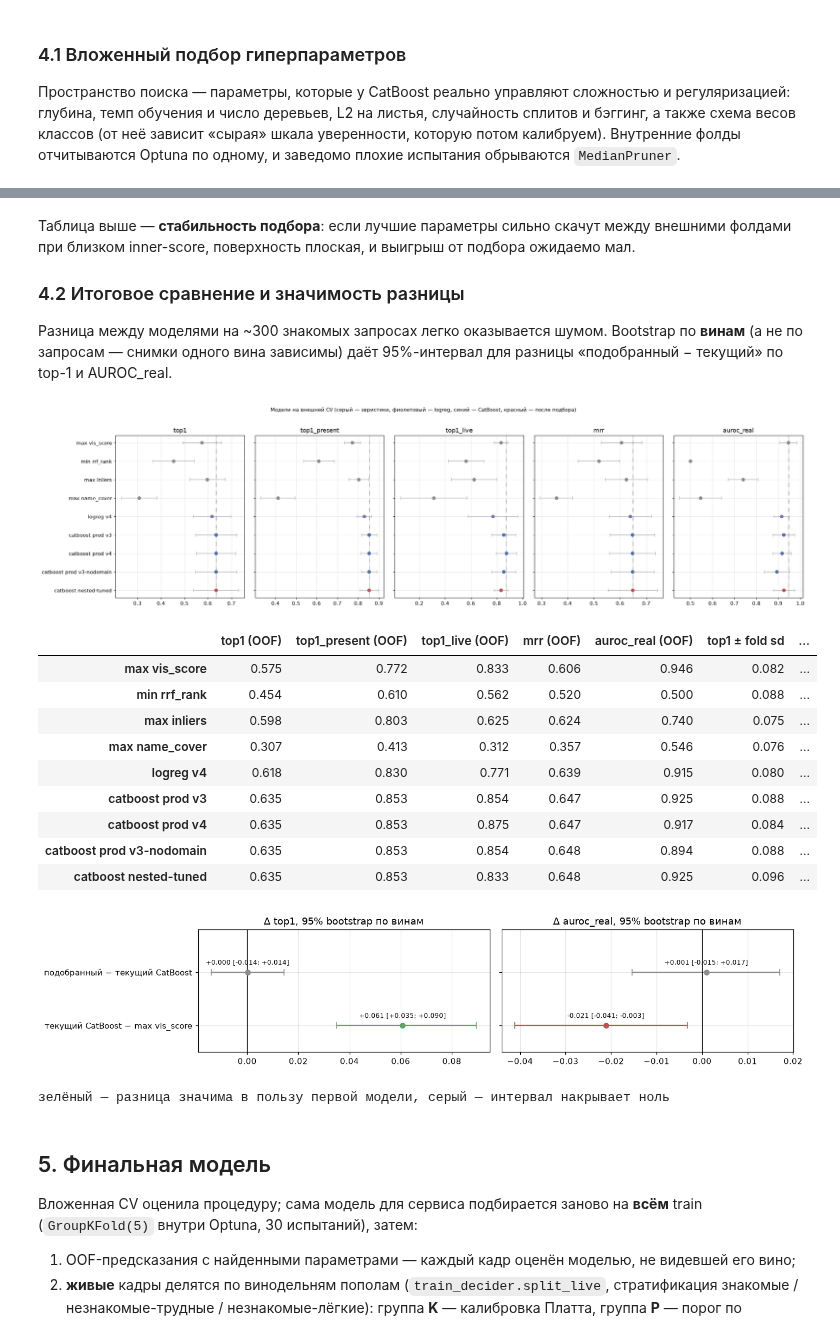
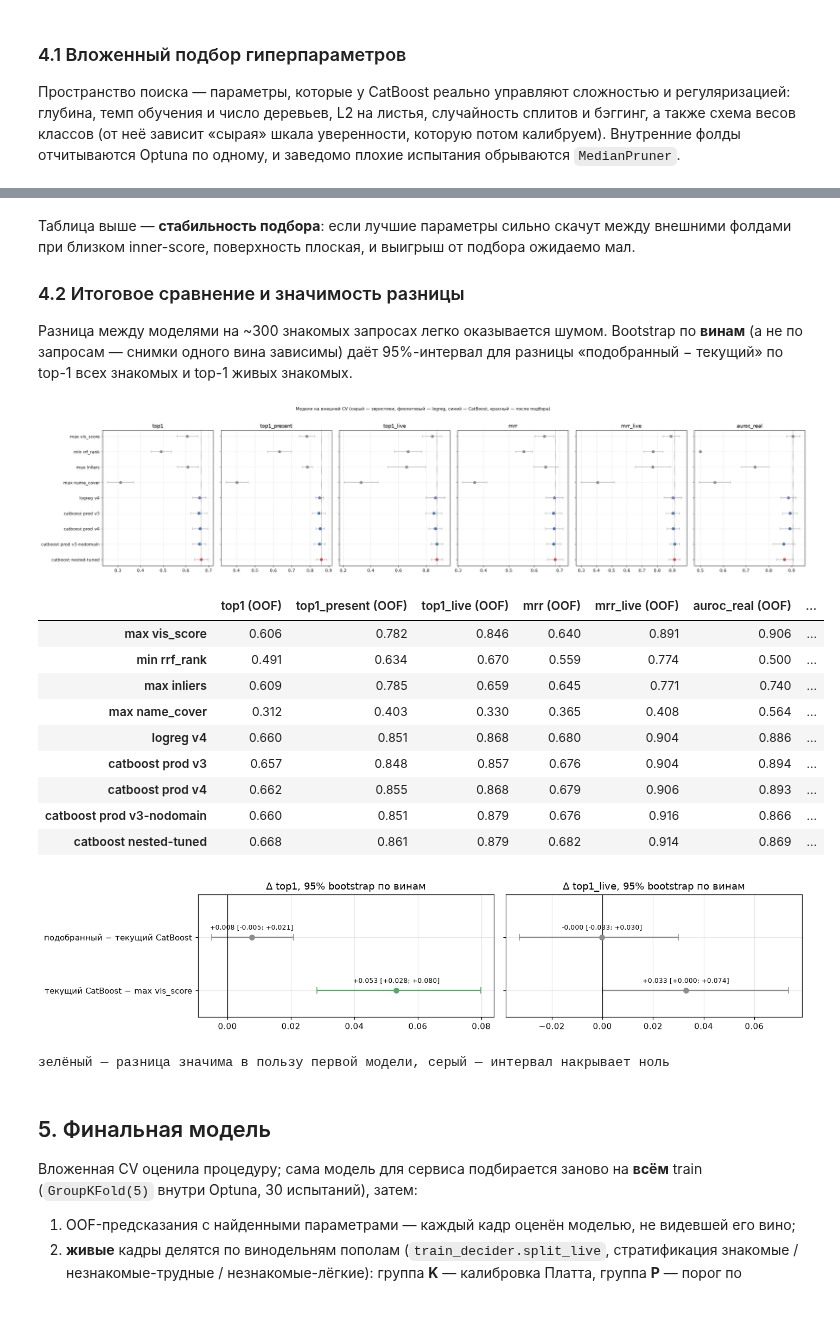
Before and after one commit to Izymka/rshb_my_wine_app, a Jupyter notebook: notebooks/06_decider_eda_and_training.ipynb, the cells around one changed output, grey strips where cells are left out. Cells and saved outputs as stored; diff of their text form; code cells hidden in the pictures.

```diff
--- a/notebooks/06_decider_eda_and_training.ipynb
+++ b/notebooks/06_decider_eda_and_training.ipynb
@@ -97,6 +103,16 @@ holdout = [q for q in by_query if is_holdout(q)]
 for q in holdout: del by_query[q]
 assert not any(is_holdout(q) for q in by_query)
 print('исключено holdout-запросов:', len(holdout))
+
+# Живые кадры в train могут быть другими фотографиями вина, которое есть в тесте (Chateau
+# Tamagne в data/own). Тест меряет живые кадры вин, поэтому такие кадры в обучении завышают
+# его результат. Синтетика из каталожных картинок остаётся: каталог — разрешённый материал.
+test_manifest = pd.read_csv('data/test/manifest.csv', dtype=str, keep_default_na=False)
+test_wines = set(test_manifest.true_slug) - {''}
+same_wine = [q for q, rows in by_query.items()
+             if rows[0].true_id in test_wines and rows[0].group.startswith('live-')]
+for q in same_wine: del by_query[q]
+print('исключено живых кадров вин из теста:', len(same_wine))
 
 catalog = pd.read_csv('data/catalog/catalog.csv')
 TD.FAMILIES.update(dict(zip(catalog['slug'], catalog['winery'], strict=True)))
@@ -455,7 +467,9 @@ def query_metrics(score_of, qs):
              if known.any() and (~known).any() else np.nan)
     return {'top1': correct[known].mean(), 'top1_present': correct[known & present].mean(),
             'top1_live': correct[known & live].mean() if (known & live).any() else np.nan,
-            'mrr': rr[known].mean(), 'auroc_real': auroc,
+            'mrr': rr[known].mean(),
+            'mrr_live': rr[known & live].mean() if (known & live).any() else np.nan,
+            'auroc_real': auroc,
             'top_score': top_score, 'correct': correct, 'rr': rr, 'known': known}
 
 heuristics = {
@@ -464,7 +478,7 @@ heuristics = {
     'max inliers': lambda q: FULL[q][:, COL['inliers']] + 1e-3 * FULL[q][:, COL['vis_score']],
     'max name_cover': lambda q: FULL[q][:, COL['name_cover']] + 1e-3 * FULL[q][:, COL['vis_score']],
 }
-METRICS = ('top1', 'top1_present', 'top1_live', 'mrr', 'auroc_real')
+METRICS = ('top1', 'top1_present', 'top1_live', 'mrr', 'mrr_live', 'auroc_real')
 baseline_table = pd.DataFrame({name: {k: v for k, v in query_metrics(f, queries).items()
                                       if k in METRICS}
                                for name, f in heuristics.items()}).T
@@ -575,7 +589,7 @@ def pooled_metrics(oof):
     present = Q.true_present.to_numpy(); live = Q.group.str.startswith('live-').to_numpy()
     return {'top1': correct[known].mean(), 'top1_present': correct[known & present].mean(),
             'top1_live': correct[known & live].mean(),
-            'mrr': rr[known].mean(),
+            'mrr': rr[known].mean(), 'mrr_live': rr[known & live].mean(),
             'auroc_real': roc_auc_score(np.r_[np.ones(known.sum()), np.zeros((~known).sum())],
                                         np.r_[top[known], top[~known]])}
 
@@ -645,7 +659,7 @@ plot_comparison(RESULTS)
 # %%
 def objective_value(name):
     m = pooled_metrics(OOF[name])
-    return 0.5 * m['mrr'] + 0.5 * m['auroc_real']
+    return 0.5 * m['mrr'] + 0.5 * m['mrr_live']
 
 best_fs = max(FEATURE_SETS, key=lambda fs: objective_value(f'catboost prod {fs}'))
 COLS = FEATURE_SETS[best_fs]
@@ -671,7 +685,7 @@ def objective_on(train_q, cols):
         for step, (tr, va) in enumerate(inner):
             model = fit_catboost(params, [train_q[j] for j in tr], cols)
             m = query_metrics(model_scorer(model, cols), [train_q[j] for j in va])
-            values.append(0.5 * m['mrr'] + 0.5 * m['auroc_real'])
+            values.append(0.5 * m['mrr'] + 0.5 * np.nan_to_num(m['mrr_live'], nan=m['mrr']))
             trial.report(float(np.mean(values)), step)
             if trial.should_prune(): raise optuna.TrialPruned()
         return float(np.mean(values))
@@ -725,7 +739,7 @@ fold 4: inner 0.803 -> outer top1 0.529 auroc 0.955  (1162 s)
 
 Разница между моделями на ~300 знакомых запросах легко оказывается шумом. Bootstrap по
 **винам** (а не по запросам — снимки одного вина зависимы) даёт 95%-интервал для разницы
-«подобранный − текущий» по top-1 и AUROC_real.
+«подобранный − текущий» по top-1 всех знакомых и top-1 живых знакомых.
 # %%
 plot_comparison(RESULTS)
 
@@ -733,23 +747,17 @@ def bootstrap_diff(a, b, n=2000):
     rng = np.random.default_rng(SEED)
     wines = Q.wine.to_numpy(); unique = np.unique(wines)
     index = {w: np.flatnonzero(wines == w) for w in unique}
-    top = {k: np.array([OOF[k][q][0] for q in queries]) for k in (a, b)}
     cor = {k: np.array([OOF[k][q][1] for q in queries]) for k in (a, b)}
-    known = Q.known.to_numpy(); diffs = []
+    known = Q.known.to_numpy(); live = Q.group.str.startswith('live-').to_numpy(); diffs = []
     for _ in range(n):
         rows = np.concatenate([index[w] for w in rng.choice(unique, len(unique))])
-        kn = known[rows]
-        if kn.all() or not kn.any(): continue
-        d = []
-        for k in (a, b):
-            t = top[k][rows]
-            d.append((cor[k][rows][kn].mean(),
-                      roc_auc_score(np.r_[np.ones(kn.sum()), np.zeros((~kn).sum())],
-                                    np.r_[t[kn], t[~kn]])))
-        diffs.append(np.subtract(d[0], d[1]))
+        kn, kl = known[rows], (known & live)[rows]
+        if not kn.any() or not kl.any(): continue
+        diffs.append([cor[a][rows][kn].mean() - cor[b][rows][kn].mean(),
+                      cor[a][rows][kl].mean() - cor[b][rows][kl].mean()])
     diffs = np.asarray(diffs)
     return pd.DataFrame({'mean': diffs.mean(0), 'ci_low': np.percentile(diffs, 2.5, 0),
-                         'ci_high': np.percentile(diffs, 97.5, 0)}, index=['top1', 'auroc_real'])
+                         'ci_high': np.percentile(diffs, 97.5, 0)}, index=['top1', 'top1_live'])
 
 comparisons = {
     'подобранный − текущий CatBoost': bootstrap_diff('catboost nested-tuned',
@@ -758,7 +766,7 @@ comparisons = {
                                                        'max vis_score'),
 }
 fig, axes = plt.subplots(1, 2, figsize=(13, 2.8), sharey=True)
-for ax, metric in zip(axes, ('top1', 'auroc_real')):
+for ax, metric in zip(axes, ('top1', 'top1_live')):
     for y, (label, frame) in enumerate(comparisons.items()):
         row = frame.loc[metric]
         significant = row.ci_low > 0 or row.ci_high < 0
@@ -769,24 +777,24 @@ for ax, metric in zip(axes, ('top1', 'auroc_real')):
         ax.annotate(f"{row['mean']:+.3f} [{row.ci_low:+.3f}; {row.ci_high:+.3f}]",
                     (row['mean'], y), textcoords='offset points', xytext=(0, 9),
                     ha='center', fontsize=8)
     ax.axvline(0, color='k', lw=.8); ax.set_title(f'Δ {metric}, 95% bootstrap по винам')
 axes[0].set_yticks(range(len(comparisons)), list(comparisons))
 axes[0].set_ylim(len(comparisons) - .5, -.8)
 plt.tight_layout(); plt.show()
 print('зелёный — разница значима в пользу первой модели, серый — интервал накрывает ноль')
 # %% [output]
-[figure, old version]
+[figure, new version]
-|  | top1 (OOF) | top1_present (OOF) | top1_live (OOF) | mrr (OOF) | auroc_real (OOF) | top1 ± fold sd | ... |
-| max vis_score | 0.575 | 0.772 | 0.833 | 0.606 | 0.946 | 0.082 | ... |
-| min rrf_rank | 0.454 | 0.610 | 0.562 | 0.520 | 0.500 | 0.088 | ... |
-| max inliers | 0.598 | 0.803 | 0.625 | 0.624 | 0.740 | 0.075 | ... |
-| max name_cover | 0.307 | 0.413 | 0.312 | 0.357 | 0.546 | 0.076 | ... |
-| logreg v4 | 0.618 | 0.830 | 0.771 | 0.639 | 0.915 | 0.080 | ... |
-| catboost prod v3 | 0.635 | 0.853 | 0.854 | 0.647 | 0.925 | 0.088 | ... |
-| catboost prod v4 | 0.635 | 0.853 | 0.875 | 0.647 | 0.917 | 0.084 | ... |
-| catboost prod v3-nodomain | 0.635 | 0.853 | 0.854 | 0.648 | 0.894 | 0.088 | ... |
-| catboost nested-tuned | 0.635 | 0.853 | 0.833 | 0.648 | 0.925 | 0.096 | ... |
+|  | top1 (OOF) | top1_present (OOF) | top1_live (OOF) | mrr (OOF) | mrr_live (OOF) | auroc_real (OOF) | ... |
+| max vis_score | 0.606 | 0.782 | 0.846 | 0.640 | 0.891 | 0.906 | ... |
+| min rrf_rank | 0.491 | 0.634 | 0.670 | 0.559 | 0.774 | 0.500 | ... |
+| max inliers | 0.609 | 0.785 | 0.659 | 0.645 | 0.771 | 0.740 | ... |
+| max name_cover | 0.312 | 0.403 | 0.330 | 0.365 | 0.408 | 0.564 | ... |
+| logreg v4 | 0.660 | 0.851 | 0.868 | 0.680 | 0.904 | 0.886 | ... |
+| catboost prod v3 | 0.657 | 0.848 | 0.857 | 0.676 | 0.904 | 0.894 | ... |
+| catboost prod v4 | 0.662 | 0.855 | 0.868 | 0.679 | 0.906 | 0.893 | ... |
+| catboost prod v3-nodomain | 0.660 | 0.851 | 0.879 | 0.676 | 0.916 | 0.866 | ... |
+| catboost nested-tuned | 0.668 | 0.861 | 0.879 | 0.682 | 0.914 | 0.869 | ... |
-[figure, old version]
+[figure, new version]
 зелёный — разница значима в пользу первой модели, серый — интервал накрывает ноль
 # %% [markdown]
 ## 5. Финальная модель
```
Also changed, not shown: parts of 28 cells of this notebook, 3 other files.
